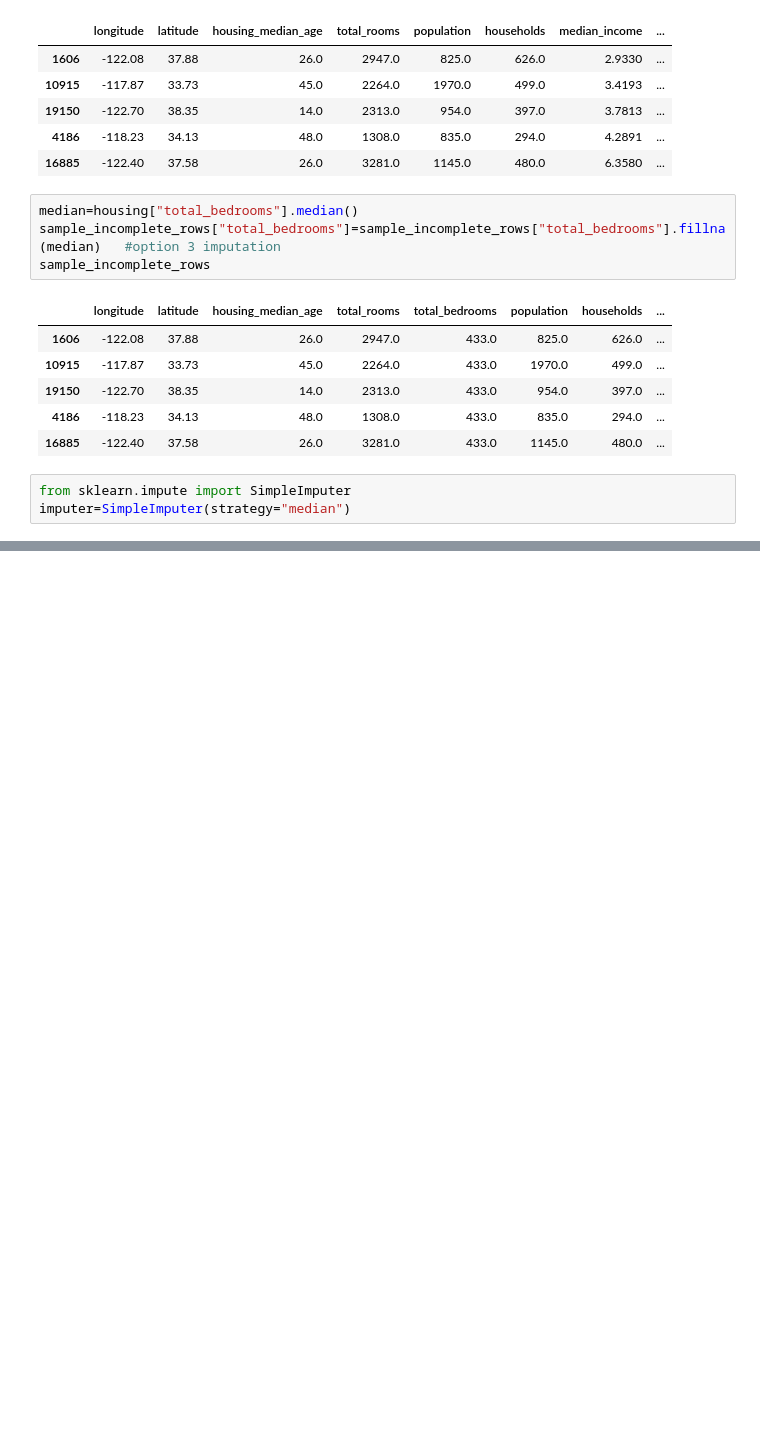
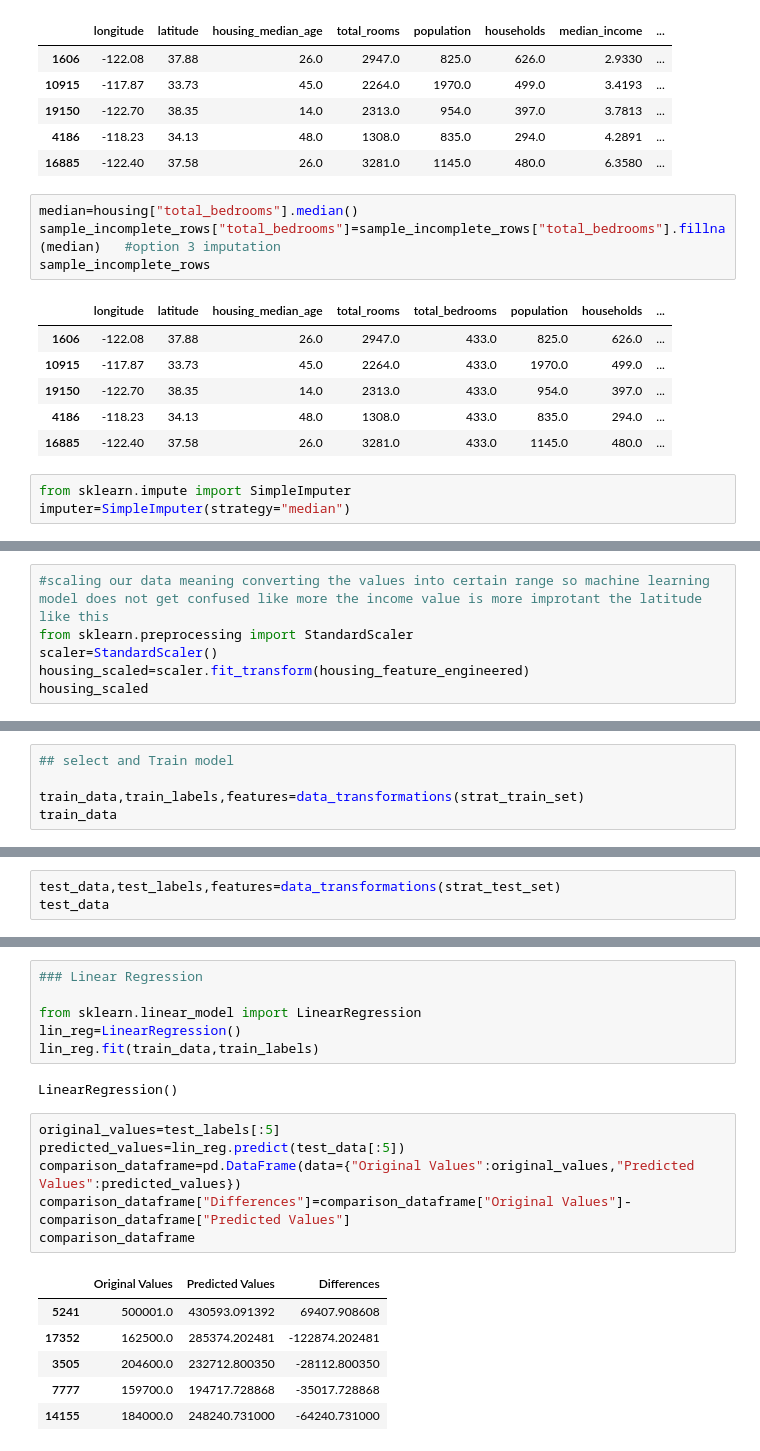
Before and after one commit to prashanth30-n/Exploring_ML, a Jupyter notebook: implementations/Untitled.ipynb, the cells around one changed output, grey strips where cells are left out. Saved outputs shown, nothing was run; the diff lists cells and outputs as text; blank space fills up the shorter version.

Commit message:
understood about how exactly models are trained and whats the process ,basics regarding them

```diff
--- a/implementations/Untitled.ipynb
+++ b/implementations/Untitled.ipynb
@@ -280,0 +403,6 @@ housing_num=housing.select_dtypes(include-
+# %%
+#scaling our data meaning converting the values into certain range so machine learning model does not get confused like more the income value is more improtant the latitude like this
+from sklearn.preprocessing import StandardScaler
+scaler=StandardScaler()
+housing_scaled=scaler.fit_transform(housing_feature_engineered)
+housing_scaled
@@ -280,0 +461,5 @@ housing_num=housing.select_dtypes(include-
+# %%
+## select and Train model
+
+train_data,train_labels,features=data_transformations(strat_train_set)
+train_data
@@ -280,0 +500,3 @@ housing_num=housing.select_dtypes(include-
+# %%
+test_data,test_labels,features=data_transformations(strat_test_set)
+test_data
@@ -280,0 +517,21 @@ housing_num=housing.select_dtypes(include-
+# %%
+### Linear Regression
+
+from sklearn.linear_model import LinearRegression
+lin_reg=LinearRegression()
+lin_reg.fit(train_data,train_labels)
+# %% [output]
+LinearRegression()
+# %%
+original_values=test_labels[:5]
+predicted_values=lin_reg.predict(test_data[:5])
+comparison_dataframe=pd.DataFrame(data={"Original Values":original_values,"Predicted Values":predicted_values})
+comparison_dataframe["Differences"]=comparison_dataframe["Original Values"]-comparison_dataframe["Predicted Values"]
+comparison_dataframe
+# %% [output]
+|  | Original Values | Predicted Values | Differences |
+| 5241 | 500001.0 | 430593.091392 | 69407.908608 |
+| 17352 | 162500.0 | 285374.202481 | -122874.202481 |
+| 3505 | 204600.0 | 232712.800350 | -28112.800350 |
+| 7777 | 159700.0 | 194717.728868 | -35017.728868 |
+| 14155 | 184000.0 | 248240.731000 | -64240.731000 |
```
Also changed, not shown: parts of 35 cells of this notebook, 1 other file.
